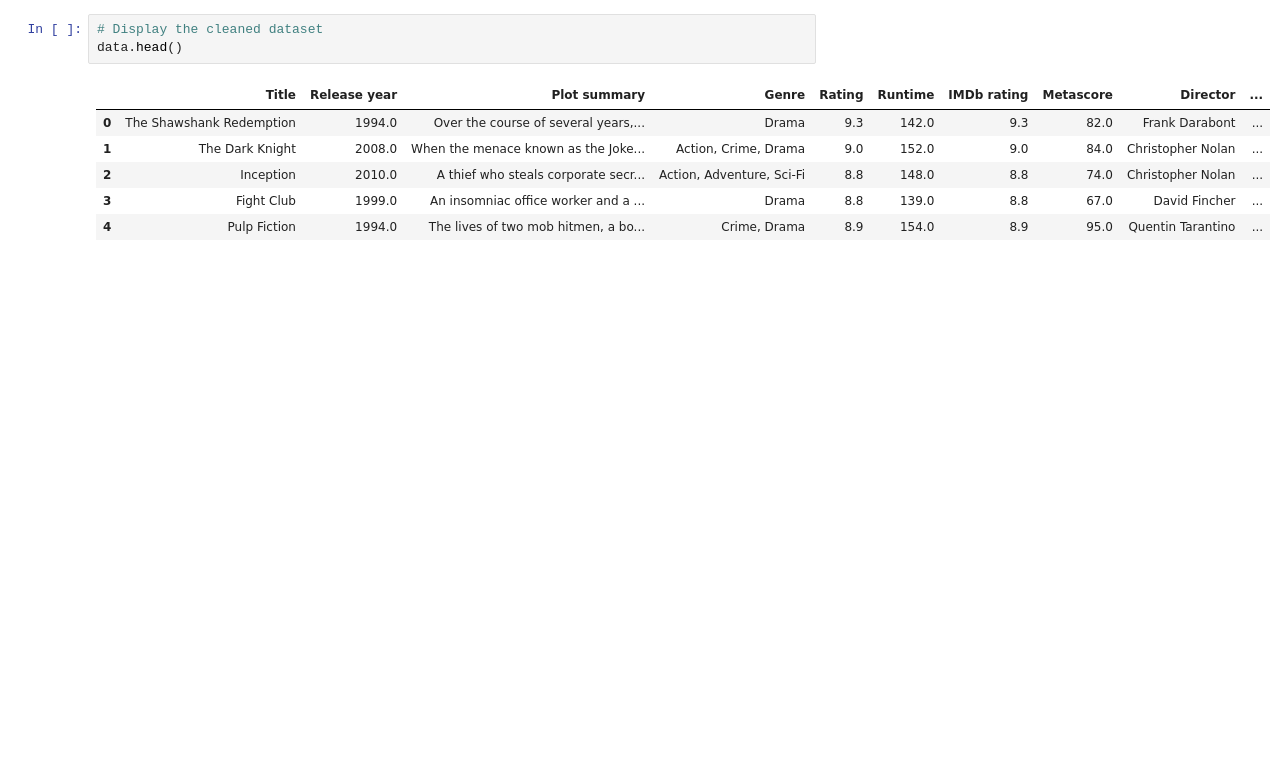
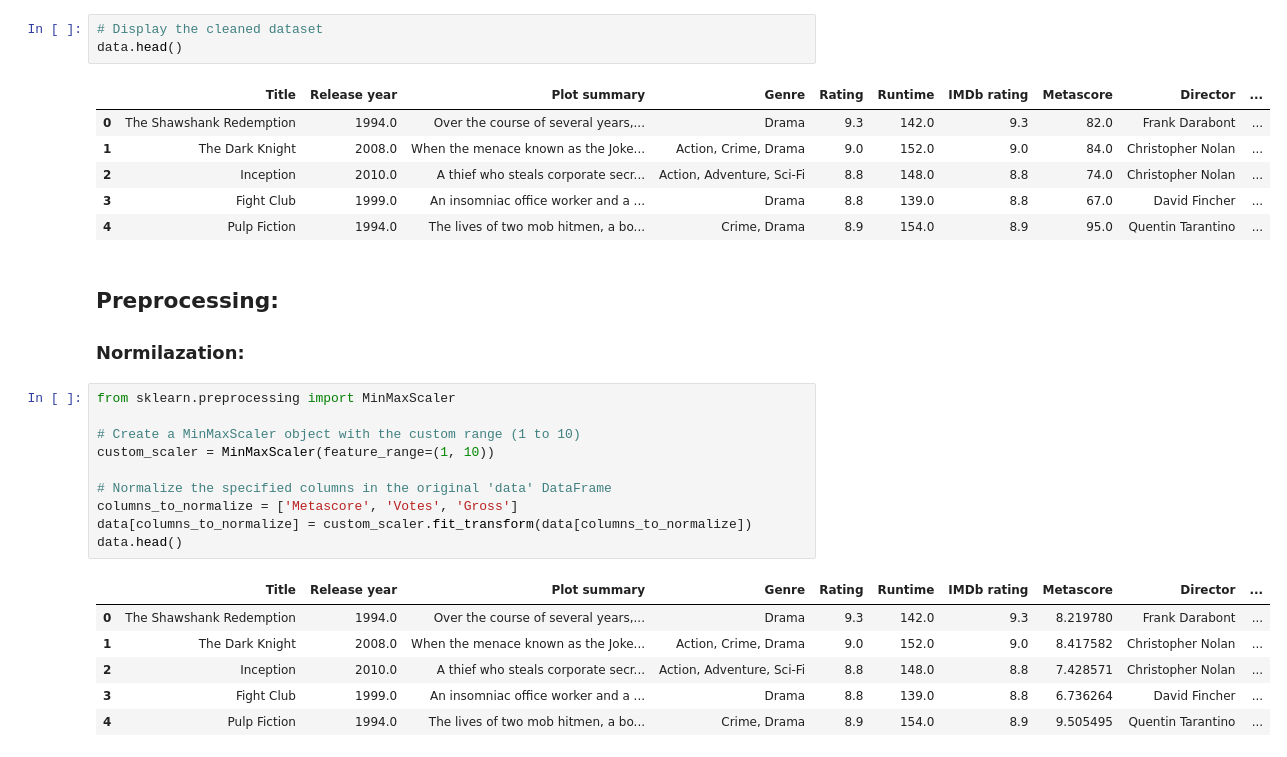
Before and after one commit to lene1989/Data-science-IMDB-project, a Jupyter notebook: IMBD.ipynb, the cells around one changed output. Saved outputs shown, nothing was run; the diff lists cells and outputs as text; blank space fills up the shorter version.

```diff
--- a/IMBD.ipynb
+++ b/IMBD.ipynb
@@ -124,3 +119,23 @@ data.head()
 | 2 | Inception | 2010.0 | A thief who steals corporate secr... | Action, Adventure, Sci-Fi | 8.8 | 148.0 | 8.8 | 74.0 | Christopher Nolan | ... |
 | 3 | Fight Club | 1999.0 | An insomniac office worker and a ... | Drama | 8.8 | 139.0 | 8.8 | 67.0 | David Fincher | ... |
 | 4 | Pulp Fiction | 1994.0 | The lives of two mob hitmen, a bo... | Crime, Drama | 8.9 | 154.0 | 8.9 | 95.0 | Quentin Tarantino | ... |
+# %% [markdown]
+## Preprocessing:
+### Normilazation:
+# %%
+from sklearn.preprocessing import MinMaxScaler
+
+# Create a MinMaxScaler object with the custom range (1 to 10)
+custom_scaler = MinMaxScaler(feature_range=(1, 10))
+
+# Normalize the specified columns in the original 'data' DataFrame
+columns_to_normalize = ['Metascore', 'Votes', 'Gross']
+data[columns_to_normalize] = custom_scaler.fit_transform(data[columns_to_normalize])
+data.head()
+# %% [output]
+|  | Title | Release year | Plot summary | Genre | Rating | Runtime | IMDb rating | Metascore | Director | ... |
+| 0 | The Shawshank Redemption | 1994.0 | Over the course of several years,... | Drama | 9.3 | 142.0 | 9.3 | 8.219780 | Frank Darabont | ... |
+| 1 | The Dark Knight | 2008.0 | When the menace known as the Joke... | Action, Crime, Drama | 9.0 | 152.0 | 9.0 | 8.417582 | Christopher Nolan | ... |
+| 2 | Inception | 2010.0 | A thief who steals corporate secr... | Action, Adventure, Sci-Fi | 8.8 | 148.0 | 8.8 | 7.428571 | Christopher Nolan | ... |
+| 3 | Fight Club | 1999.0 | An insomniac office worker and a ... | Drama | 8.8 | 139.0 | 8.8 | 6.736264 | David Fincher | ... |
+| 4 | Pulp Fiction | 1994.0 | The lives of two mob hitmen, a bo... | Crime, Drama | 8.9 | 154.0 | 8.9 | 9.505495 | Quentin Tarantino | ... |
```
Also changed, not shown: parts of 14 cells of this notebook, 2 other files.
